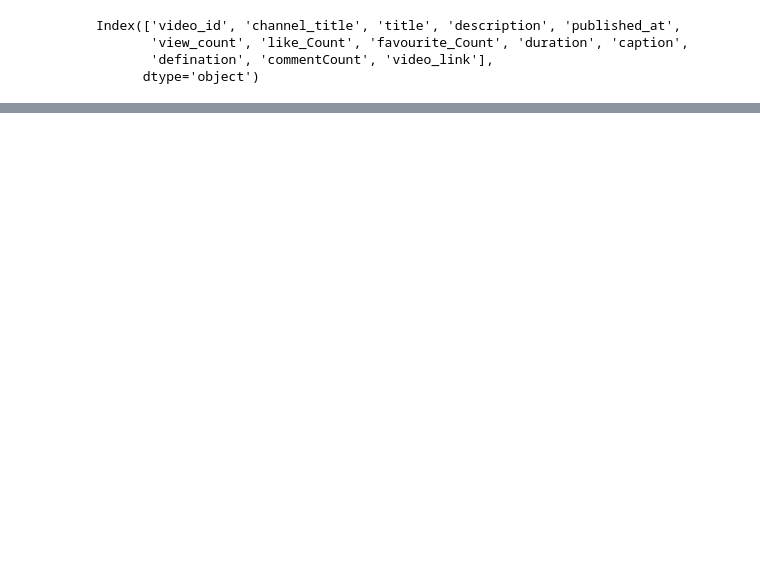
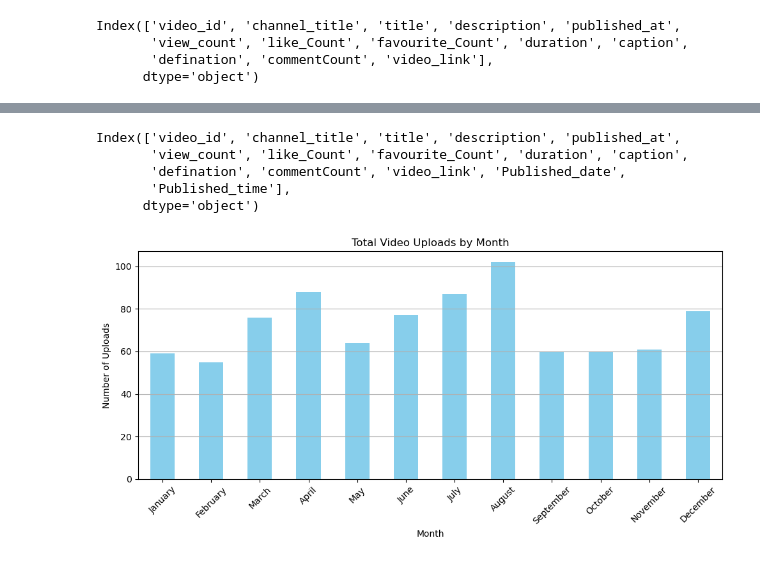
Before and after one commit to Acrsahil/Youtube_DataAnalysis, a Jupyter notebook: analysis.ipynb, the cells around one changed output, grey strips where cells are left out. Cells and saved outputs as stored; diff of their text form; code cells hidden in the pictures; blank space fills up the shorter version.

```diff
--- a/analysis.ipynb
+++ b/analysis.ipynb
@@ -266,8 +272,6 @@ Index(['video_id', 'channel_title', 'title', 'description', 'published_at',
 df['Published_date'] = df['published_at'].str.split('T').str[0]
 # %%
 df['Published_time'] = df['published_at'].str.split('T').str[1]
-# %%
-df.drop(['date','time'],axis=1,inplace=True)
 # %%
 len(df[df['Published_time'].str[-1] == 'Z'])
 # %% [output]
@@ -305,0 +389,33 @@ Name: duration, Length: 863, dtype: object
+# %%
+df.columns
+# %% [output]
+Index(['video_id', 'channel_title', 'title', 'description', 'published_at',
+       'view_count', 'like_Count', 'favourite_Count', 'duration', 'caption',
+       'defination', 'commentCount', 'video_link', 'Published_date',
+       'Published_time'],
+      dtype='object')
+# %%
+df.set_index('Published_date', inplace=True)
+df.reset_index(inplace=True)
+df['month_name'] = df['Published_date'].dt.month_name()
+
+# Step 3: Count uploads per month
+monthly_uploads = df['month_name'].value_counts().reindex([
+    'January', 'February', 'March', 'April', 'May', 'June',
+    'July', 'August', 'September', 'October', 'November', 'December'
+])
+
+# Step 4: Plot
+plt.figure(figsize=(10, 5))
+monthly_uploads.plot(kind='bar', color='skyblue')
+plt.title('Total Video Uploads by Month')
+plt.xlabel('Month')
+plt.ylabel('Number of Uploads')
+plt.xticks(rotation=45)
+plt.grid(axis='y')
+plt.tight_layout()
+plt.show()
+
+df.reset_index(inplace=True)
+# %% [output]
+[figure, added]
```
Also changed, not shown: parts of 21 cells of this notebook, 1 other file.
